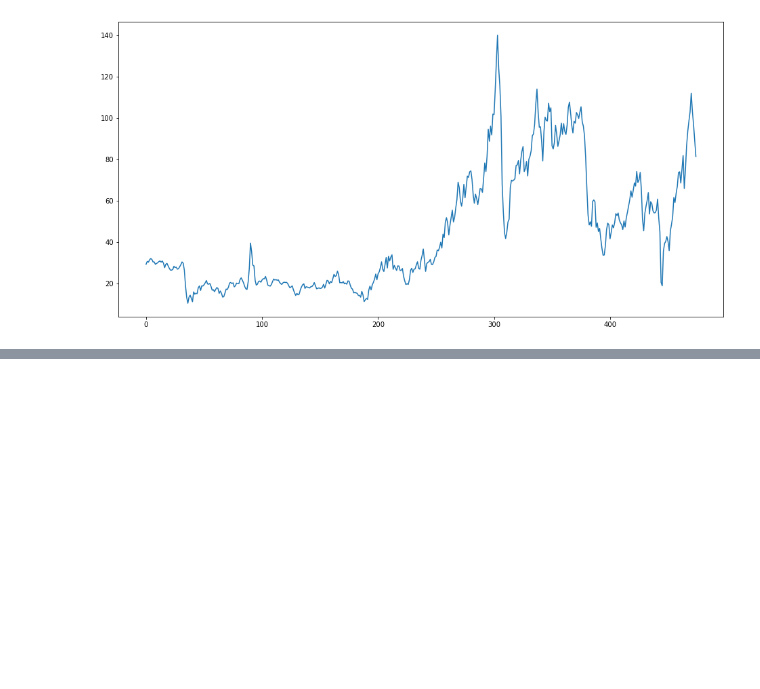
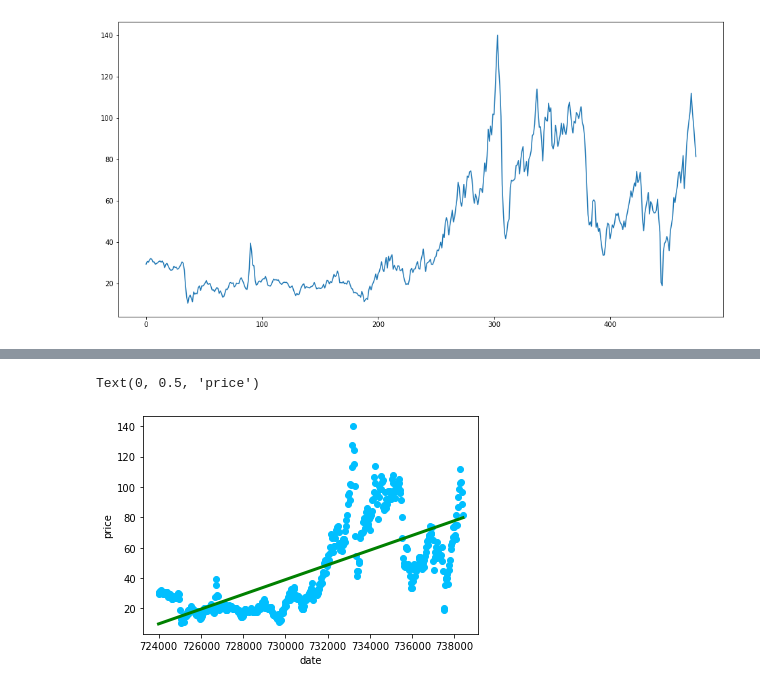
Before and after one commit to Bourbxn/petrol-prediction, a Jupyter notebook: main.ipynb, the cells around one changed output, grey strips where cells are left out. Saved outputs shown, nothing was run; the diff lists cells and outputs as text; code cells hidden in the pictures; blank space fills up the shorter version.

```diff
--- a/main.ipynb
+++ b/main.ipynb
@@ -36,0 +39,3 @@ plt.plot(data_file["price"], label="Crude oil price")
+# %%
+x = df[['date']]
+y = df['price']
@@ -36,0 +61,11 @@ plt.plot(data_file["price"], label="Crude oil price")
+# %%
+predictions = lrm.predict(x)
+# %%
+# Plotting with Linear regression
+plt.scatter(x, y, color='deepskyblue')
+plt.plot(x, predictions, color='green', linewidth='3')
+plt.xlabel('date')
+plt.ylabel('price')
+# %% [output]
+Text(0, 0.5, 'price')
+[figure, added]
```
Also changed, not shown: parts of 10 cells of this notebook.
